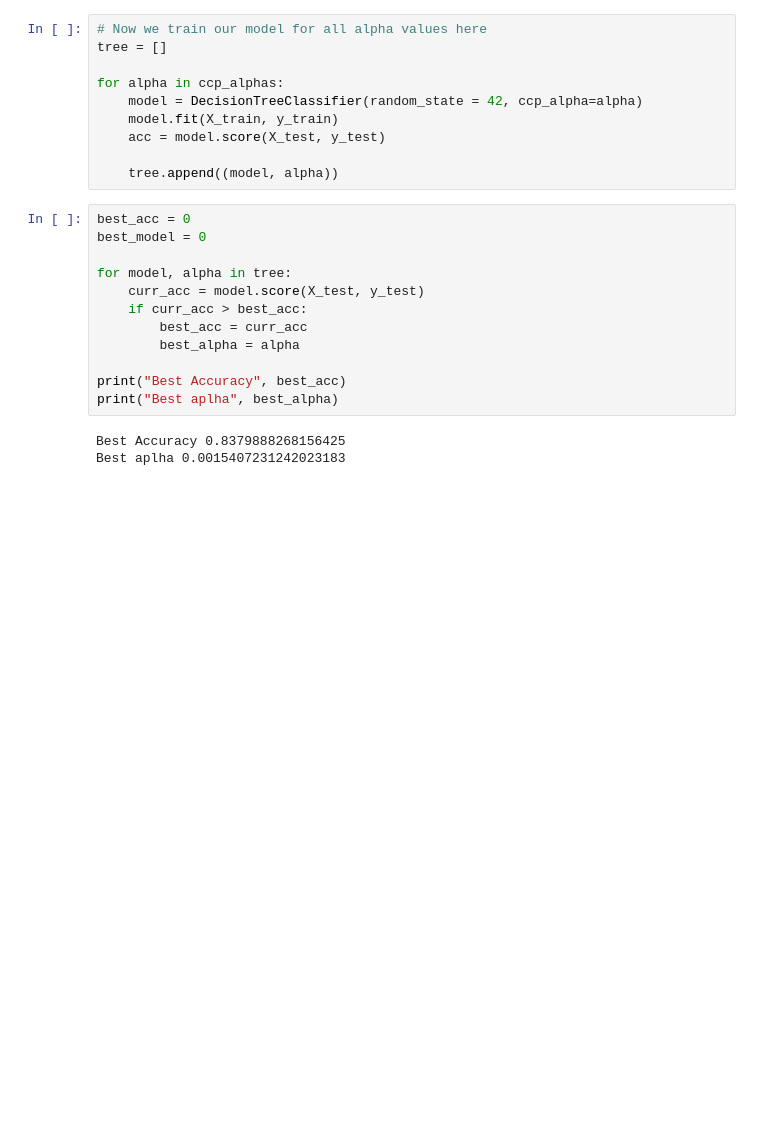
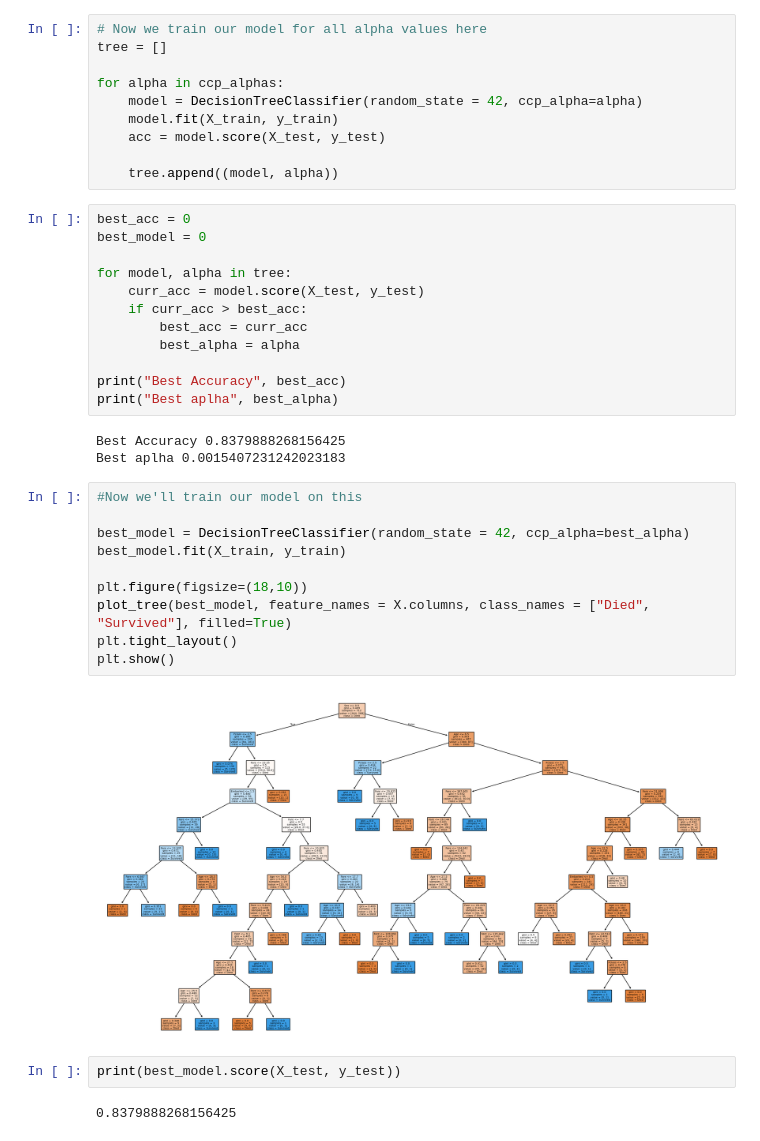
Before and after one commit to Vanshaj14Mohan/AI-and-ML, a Jupyter notebook: Section Three/Supervised ML/Part Four/decision_tress.ipynb, the cells around one changed output. Saved outputs shown, nothing was run; the diff lists cells and outputs as text; blank space fills up the shorter version.

```diff
--- a/Section Three/Supervised ML/Part Four/decision_tress.ipynb
+++ b/Section Three/Supervised ML/Part Four/decision_tress.ipynb
@@ -333,3 +333,19 @@ print("Best aplha", best_alpha)
 # %% [output]
 Best Accuracy 0.8379888268156425
 Best aplha 0.0015407231242023183
+# %%
+#Now we'll train our model on this
+
+best_model = DecisionTreeClassifier(random_state = 42, ccp_alpha=best_alpha)
+best_model.fit(X_train, y_train)
+
+plt.figure(figsize=(18,10))
+plot_tree(best_model, feature_names = X.columns, class_names = ["Died", "Survived"], filled=True)
+plt.tight_layout()
+plt.show()
+# %% [output]
+[figure, added]
+# %%
+print(best_model.score(X_test, y_test))
+# %% [output]
+0.8379888268156425
```
Also changed, not shown: parts of 5 cells of this notebook.
